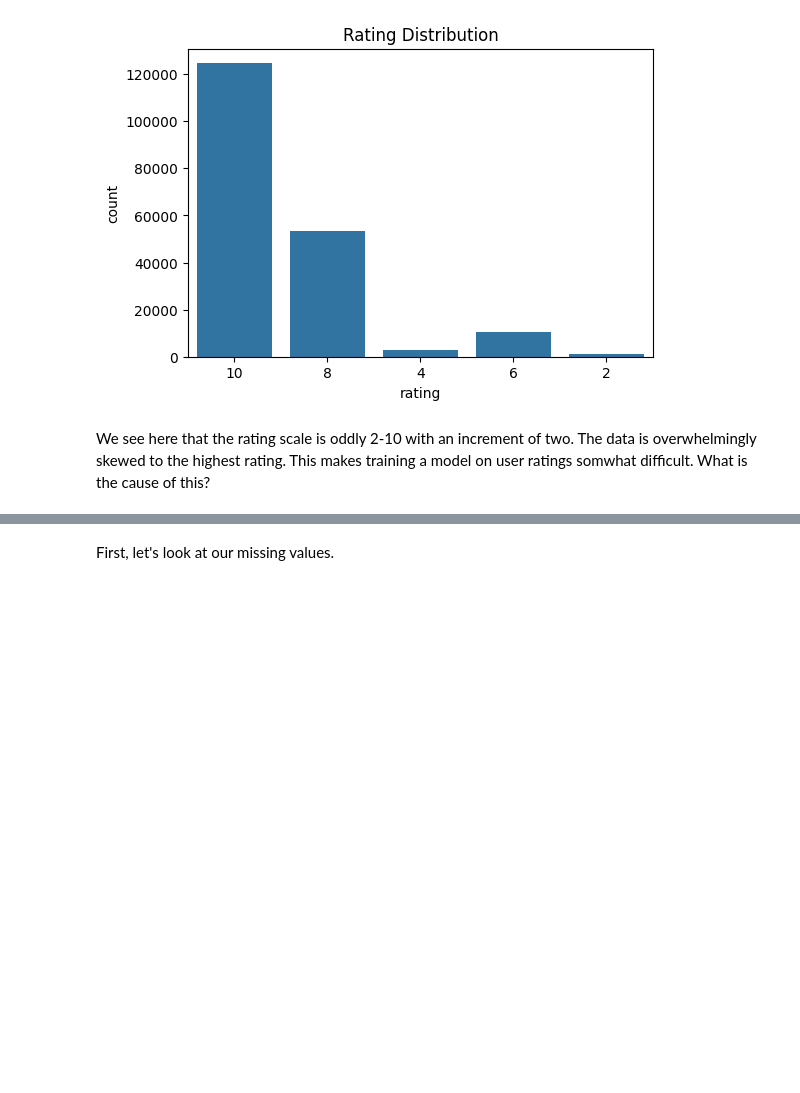
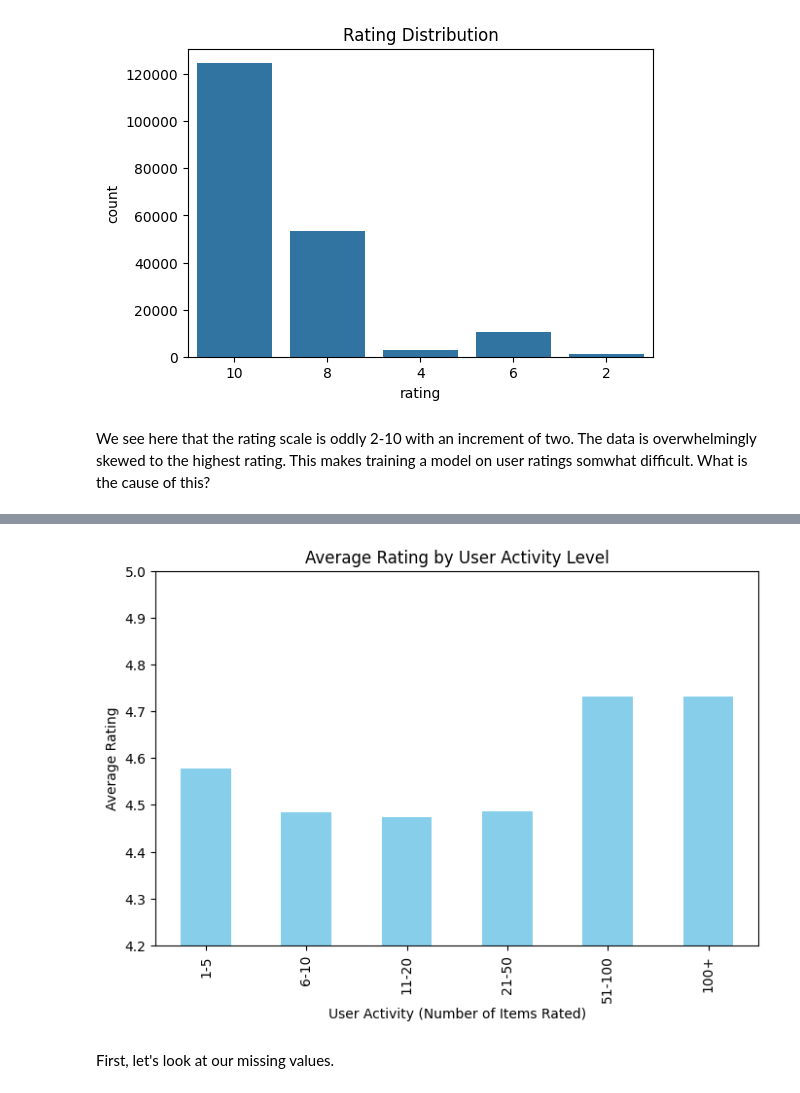
Before and after one commit to kpacker77/CSE158_Assign2, a Jupyter notebook: Assignment2.ipynb, the cells around one changed output, grey strips where cells are left out. Saved outputs shown, nothing was run; the diff lists cells and outputs as text; code cells hidden in the pictures; blank space fills up the shorter version.

```diff
--- a/Assignment2.ipynb
+++ b/Assignment2.ipynb
@@ -171,3 +201,32 @@ We see here that the rating scale is oddly 2-10 with an increment of two. The da
+# %%
+# Step 1: Compute per-user stats
+user_stats = df.groupby("user_id").agg(
+    num_items_rated=("item_id", "nunique"),
+    avg_rating=("rating", "mean"))
+
+# Step 2: Define bins for number of items rated
+bins = [0, 5, 10, 20, 50, 100, np.inf]  # customize as needed
+labels = ["1-5", "6-10", "11-20", "21-50", "51-100", "100+"]
+
+user_stats["activity_bin"] = pd.cut(user_stats["num_items_rated"],
+                                    bins=bins, labels=labels, right=True)
+
+# Step 3: Compute average rating per bin
+avg_rating_per_bin = user_stats.groupby("activity_bin")["avg_rating"].mean()
+
+# Step 4: Plot as a bar chart
+plt.figure(figsize=(8,5))
+avg_rating_per_bin.plot(kind="bar", color="skyblue")
+plt.xlabel("User Activity (Number of Items Rated)")
+plt.ylabel("Average Rating")
+plt.title("Average Rating by User Activity Level")
+
+# Zoom in on y-axis
+plt.ylim(4.2, 5)
+
+plt.show()
+# %% [output]
+[figure, added]
 # %% [markdown]
 First, let's look at our missing values.
 # %%
```
Also changed, not shown: parts of 25 cells of this notebook.
